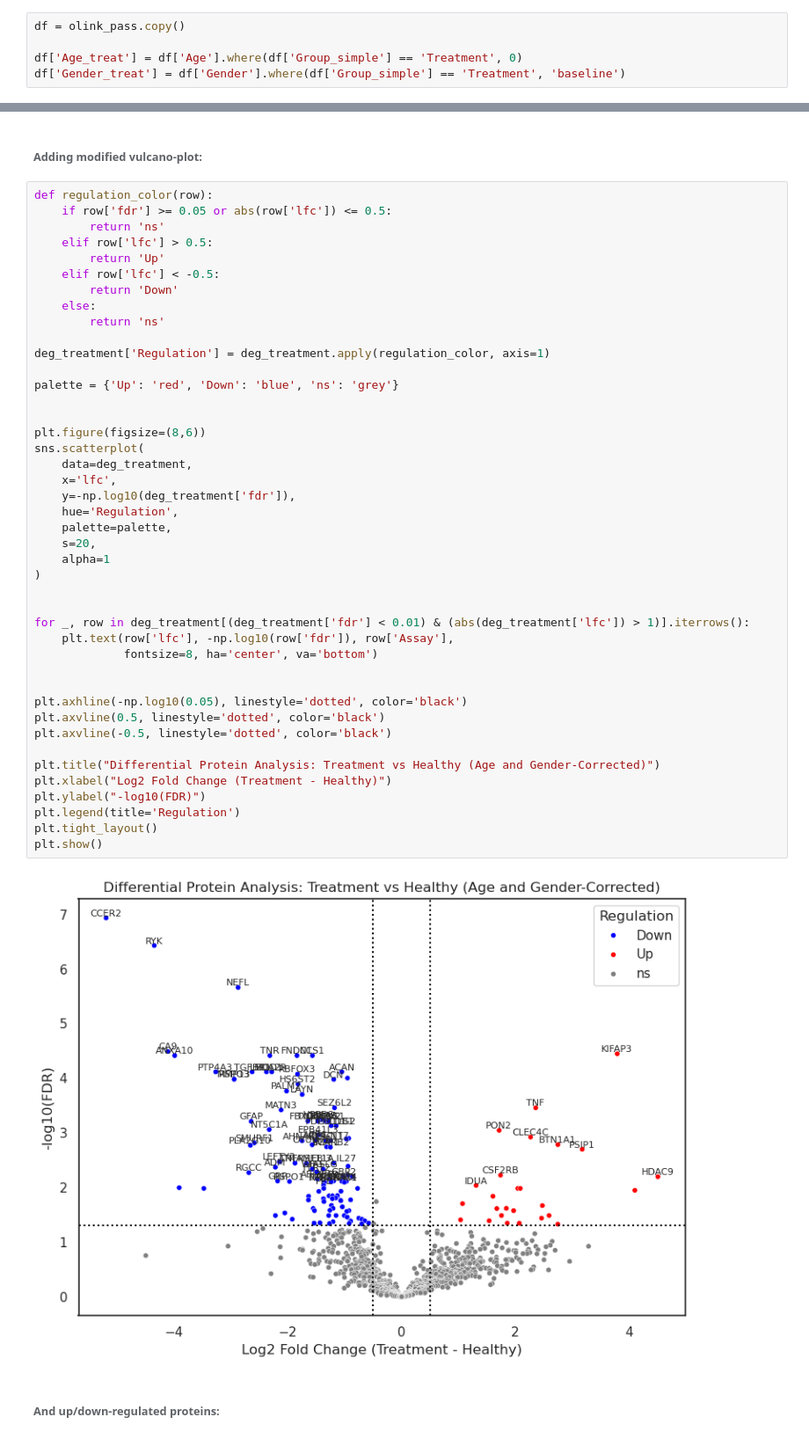
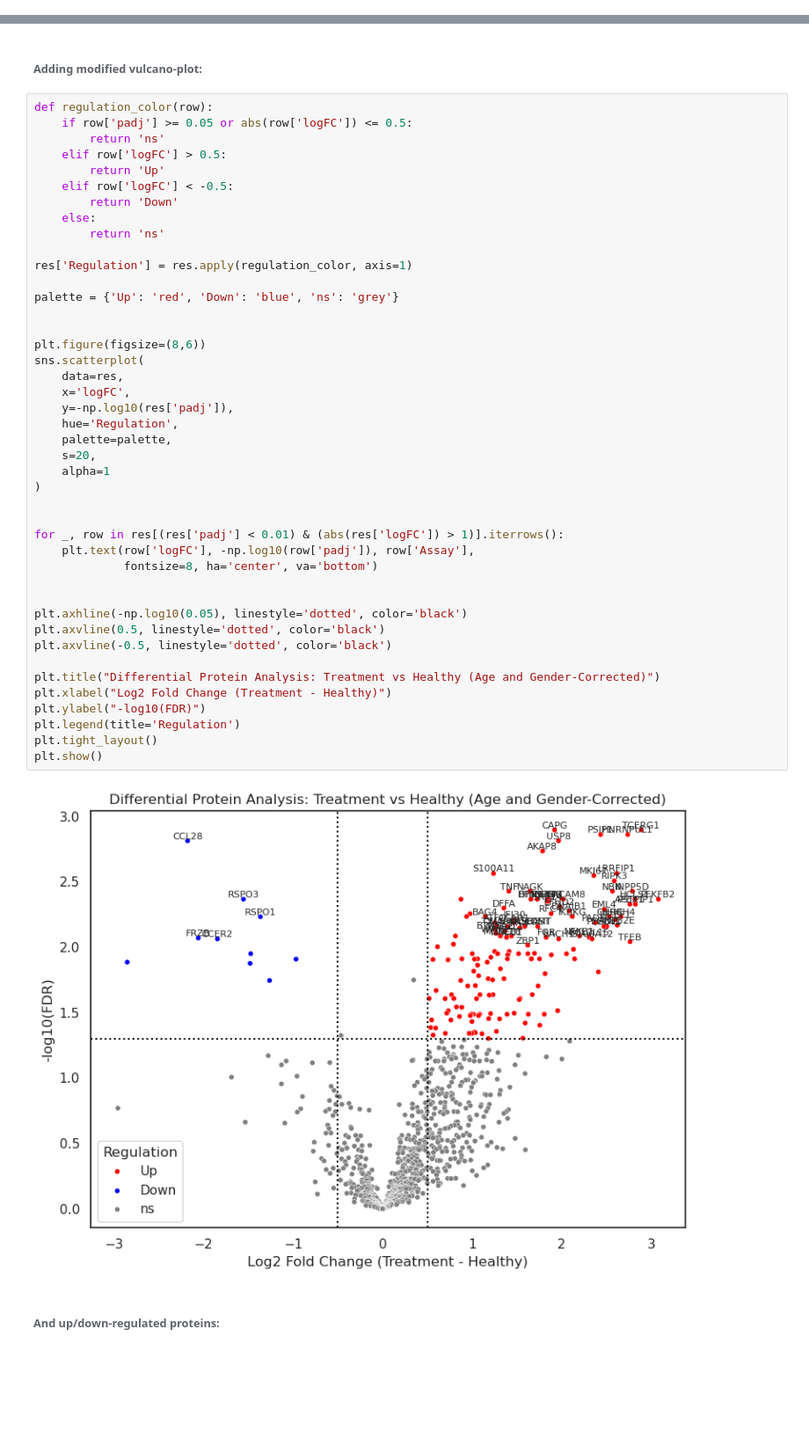
Before and after one commit to jungwirt/Olink_analysis, a Jupyter notebook: olink_proteo_intro_Python.ipynb, the cells around one changed output, grey strips where cells are left out. Shown at 88% size. Drawn from its saved outputs; the diff is of its cells as text; blank space fills up the shorter version.

Commit message:
Updated for controls age and gender and paired analysis

```diff
--- a/olink_proteo_intro_Python.ipynb
+++ b/olink_proteo_intro_Python.ipynb
@@ -515,8 +605,3 @@ Name: Age, dtype: Float64
 # %% [markdown]
 ###### Now we will do age and gender corrected differential analysis:
-# %%
-df = olink_pass.copy()
-
-df['Age_treat'] = df['Age'].where(df['Group_simple'] == 'Treatment', 0)
-df['Gender_treat'] = df['Gender'].where(df['Group_simple'] == 'Treatment', 'baseline')
 # %% [markdown]
@@ -563,49 +648,49 @@ deg_treatment.head()
 ###### Adding modified vulcano-plot:
 # %%
 def regulation_color(row):
-    if row['fdr'] >= 0.05 or abs(row['lfc']) <= 0.5:
+    if row['padj'] >= 0.05 or abs(row['logFC']) <= 0.5:
         return 'ns'
-    elif row['lfc'] > 0.5:
+    elif row['logFC'] > 0.5:
         return 'Up'
-    elif row['lfc'] < -0.5:
+    elif row['logFC'] < -0.5:
         return 'Down'
     else:
         return 'ns'
 
-deg_treatment['Regulation'] = deg_treatment.apply(regulation_color, axis=1)
+res['Regulation'] = res.apply(regulation_color, axis=1)
 
 palette = {'Up': 'red', 'Down': 'blue', 'ns': 'grey'}
 
 
 plt.figure(figsize=(8,6))
 sns.scatterplot(
-    data=deg_treatment,
-    x='lfc',
-    y=-np.log10(deg_treatment['fdr']),
+    data=res,
+    x='logFC',
+    y=-np.log10(res['padj']),
     hue='Regulation',
     palette=palette,
     s=20,
     alpha=1
 )
 
 
-for _, row in deg_treatment[(deg_treatment['fdr'] < 0.01) & (abs(deg_treatment['lfc']) > 1)].iterrows():
-    plt.text(row['lfc'], -np.log10(row['fdr']), row['Assay'],
+for _, row in res[(res['padj'] < 0.01) & (abs(res['logFC']) > 1)].iterrows():
+    plt.text(row['logFC'], -np.log10(row['padj']), row['Assay'],
              fontsize=8, ha='center', va='bottom')
 
 
 plt.axhline(-np.log10(0.05), linestyle='dotted', color='black')
 plt.axvline(0.5, linestyle='dotted', color='black')
 plt.axvline(-0.5, linestyle='dotted', color='black')
 
 plt.title("Differential Protein Analysis: Treatment vs Healthy (Age and Gender-Corrected)")
 plt.xlabel("Log2 Fold Change (Treatment - Healthy)")
 plt.ylabel("-log10(FDR)")
 plt.legend(title='Regulation')
 plt.tight_layout()
 plt.show()
 # %% [output]
-[figure, old version]
+[figure, new version]
 # %% [markdown]
 ###### And up/down-regulated proteins:
 # %%
```
Also changed, not shown: parts of 28 cells of this notebook.
